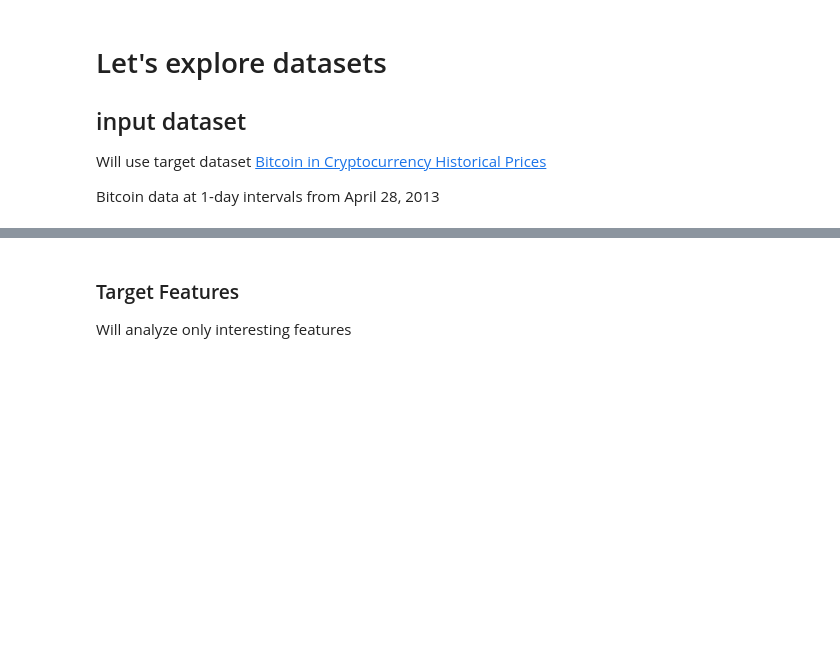
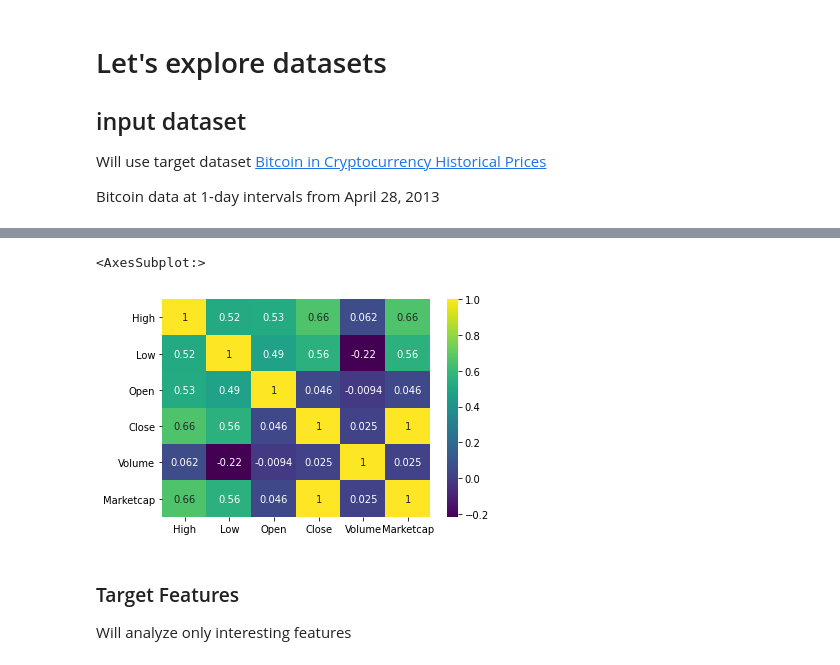
Before and after one commit to prophet-project/stock-price-forecasting, a Jupyter notebook: 1_Exploratory_Data_Analysis.ipynb, the cells around one changed output, grey strips where cells are left out. Cells and saved outputs as stored; diff of their text form; code cells hidden in the pictures; blank space fills up the shorter version.

```diff
--- a/1_Exploratory_Data_Analysis.ipynb
+++ b/1_Exploratory_Data_Analysis.ipynb
@@ -47,3 +94,8 @@ input_dataset.head()
+# %%
+sns.heatmap(corr, annot=True, cmap = 'viridis')
+# %% [output]
+<AxesSubplot:>
+[figure, added]
 # %% [markdown]
 ### Target Features
 
```
Also changed, not shown: parts of 5 cells of this notebook, 3 other files.
